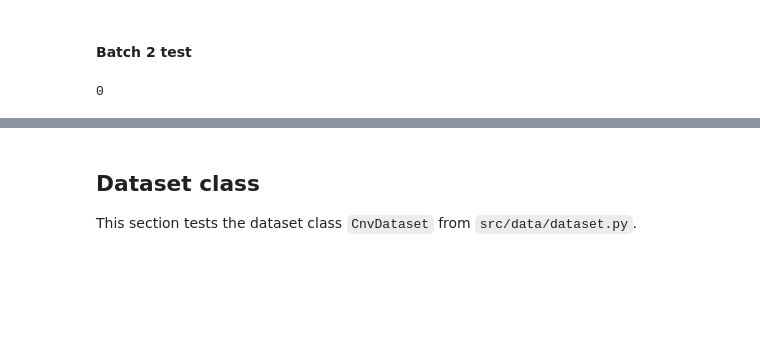
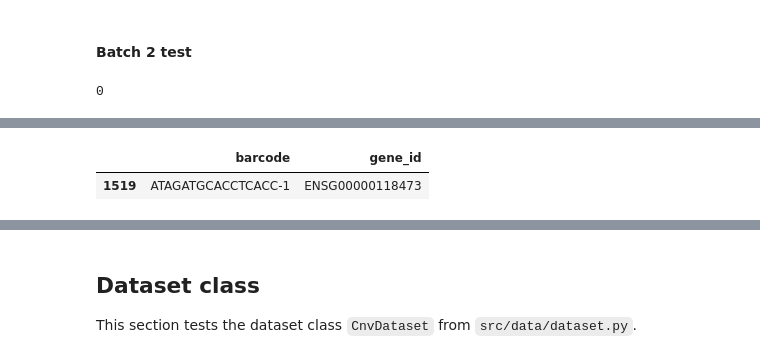
Before and after one commit to riccardoAli31/Gene-expression-changes-from-CNV, a Jupyter notebook: preprocessing/dataset_exploration.ipynb, the cells around one changed output, grey strips where cells are left out. Saved outputs shown, nothing was run; the diff lists cells and outputs as text; code cells hidden in the pictures; blank space fills up the shorter version.

```diff
--- a/preprocessing/dataset_exploration.ipynb
+++ b/preprocessing/dataset_exploration.ipynb
@@ -159,0 +263,8 @@ len(b2_test_min_gene_set)
+# %%
+b1_val_df[
+    (b1_val_df['barcode'] == 'ATAGATGCACCTCACC-1') &
+    (b1_val_df['gene_id'] == 'ENSG00000118473')
+]
+# %% [output]
+|  | barcode | gene_id |
+| 1519 | ATAGATGCACCTCACC-1 | ENSG00000118473 |
```
Also changed, not shown: parts of 33 cells of this notebook.
